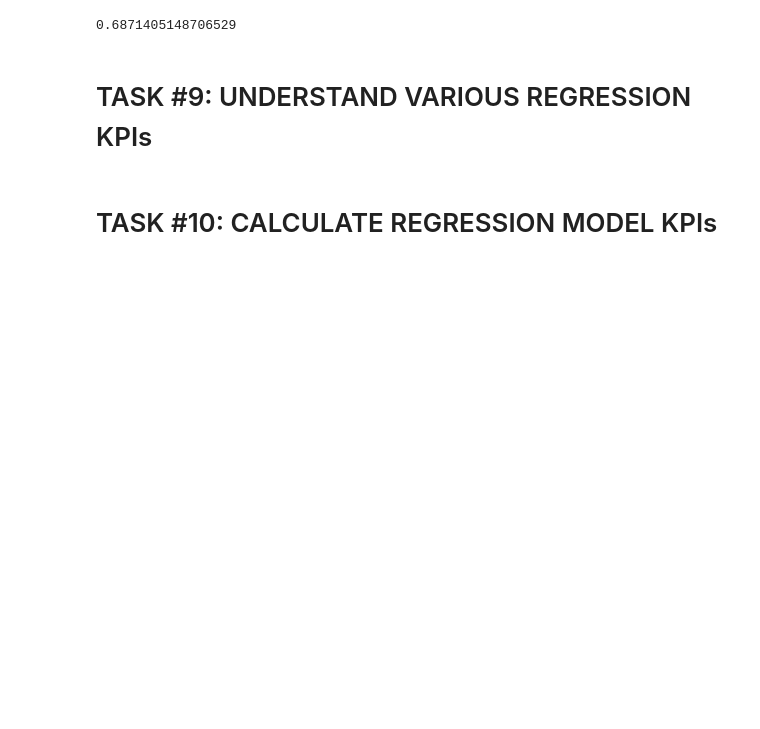
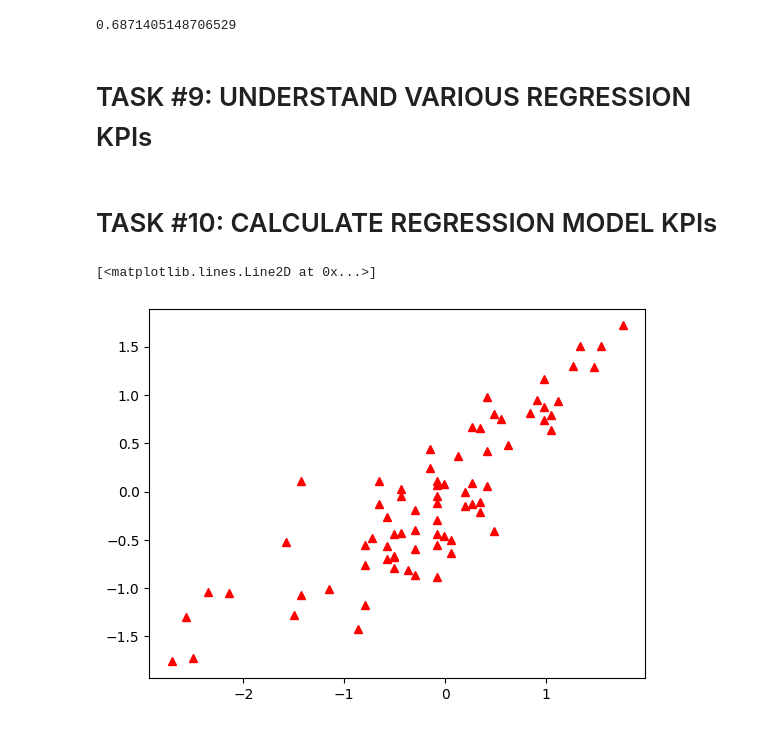
Before and after one commit to Usama-Amjad/University-Admission-Prediction, a Jupyter notebook: Graduate_Admission_Prediction.ipynb, the cells around one changed output. Drawn from its saved outputs; the diff is of its cells as text; code cells hidden in the pictures; blank space fills up the shorter version.

```diff
--- a/Graduate_Admission_Prediction.ipynb
+++ b/Graduate_Admission_Prediction.ipynb
@@ -136,8 +136,8 @@ from sklearn.preprocessing import StandardScaler,MinMaxScaler
 scaler = StandardScaler()
 X = scaler.fit_transform(X)
 # %%
-scaler = StandardScaler()
-y = scaler.fit_transform(y)
+scaler_y = StandardScaler()
+y = scaler_y.fit_transform(y)
 # %%
 # spliting the data in to test and train sets
 from sklearn.model_selection import train_test_split
@@ -270,3 +270,9 @@ acc3
 # TASK #9: UNDERSTAND VARIOUS REGRESSION KPIs
 # %% [markdown]
 # TASK #10: CALCULATE REGRESSION MODEL KPIs
+# %%
+y_predict=model.predict(X_test)
+plt.plot(y_test,y_predict,'^',color='r')
+# %% [output]
+[<matplotlib.lines.Line2D at 0x...>]
+[figure, added]
```
Also changed, not shown: parts of 4 cells of this notebook.
